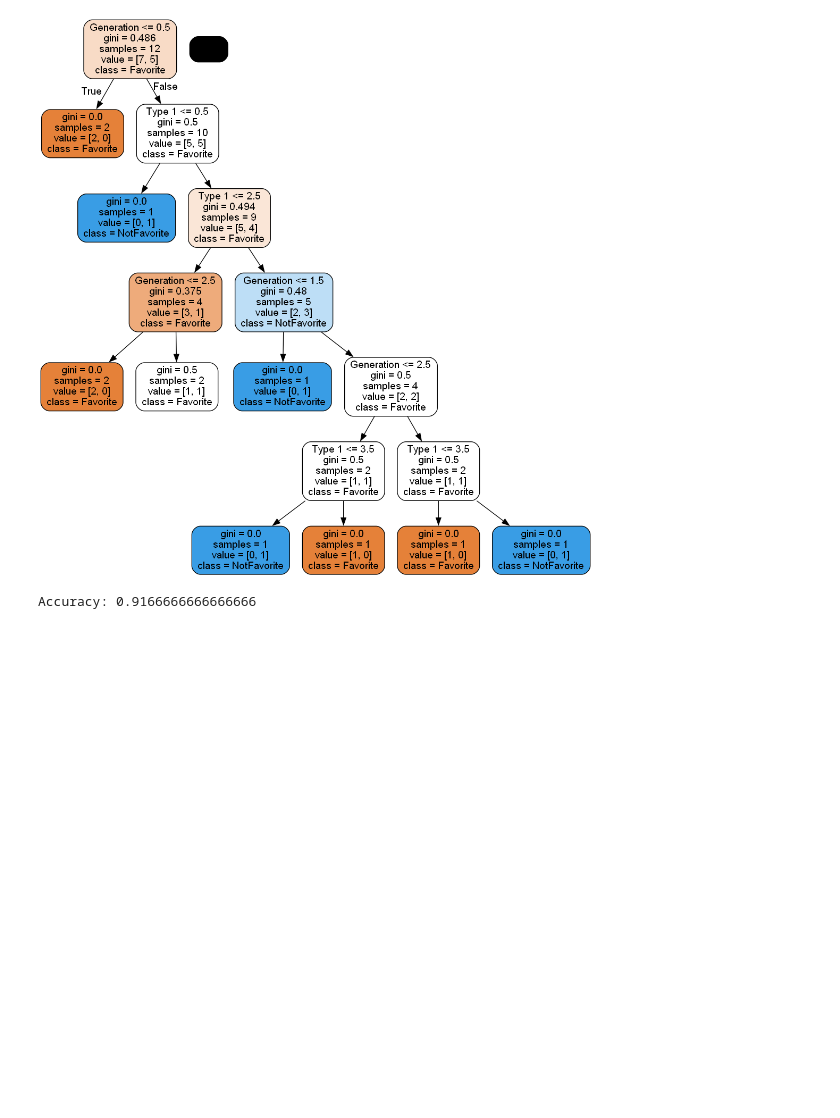
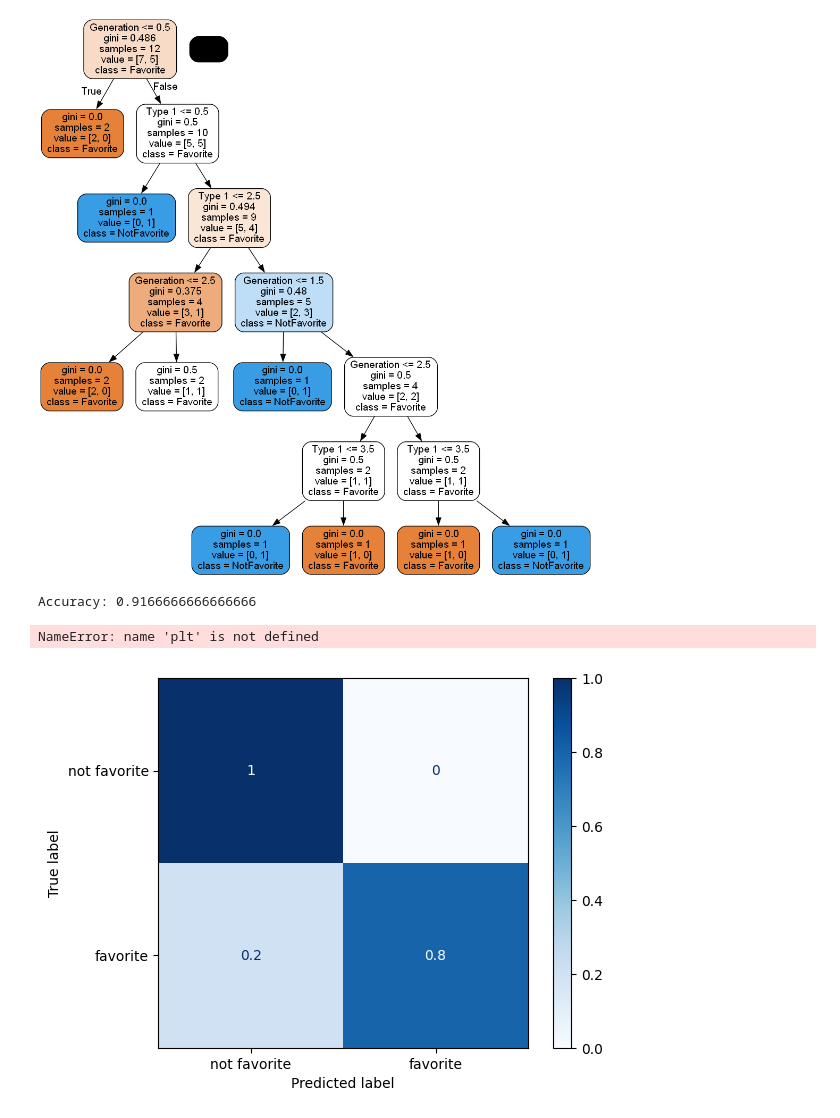
Before and after one commit to TheoTime01/Project_DataMining, a Jupyter notebook: train.ipynb, the cells around one changed output. Cells and saved outputs as stored; diff of their text form; code cells hidden in the pictures; blank space fills up the shorter version.

```diff
--- a/train.ipynb
+++ b/train.ipynb
@@ -64,3 +65,17 @@ with open('prediction_model.pkl', 'wb') as f:
 print("Accuracy:",metrics.accuracy_score(resultframe, dtc.predict(dataframe)))
 # %% [output]
 Accuracy: 0.9166666666666666
+# %%
+# creating predictions
+y_pred = dtc.predict(dataframe)
+
+# creating confusion matrix
+cm = confusion_matrix(resultframe, y_pred, normalize='true')
+
+# displaying confusion matrix
+disp = ConfusionMatrixDisplay(confusion_matrix=cm, display_labels=['not favorite', 'favorite'])
+disp.plot(cmap='Blues')
+plt.show()
+# %% [output]
+NameError: name 'plt' is not defined
+[figure, added]
```
Also changed, not shown: parts of 1 cell of this notebook, 8 other files.
